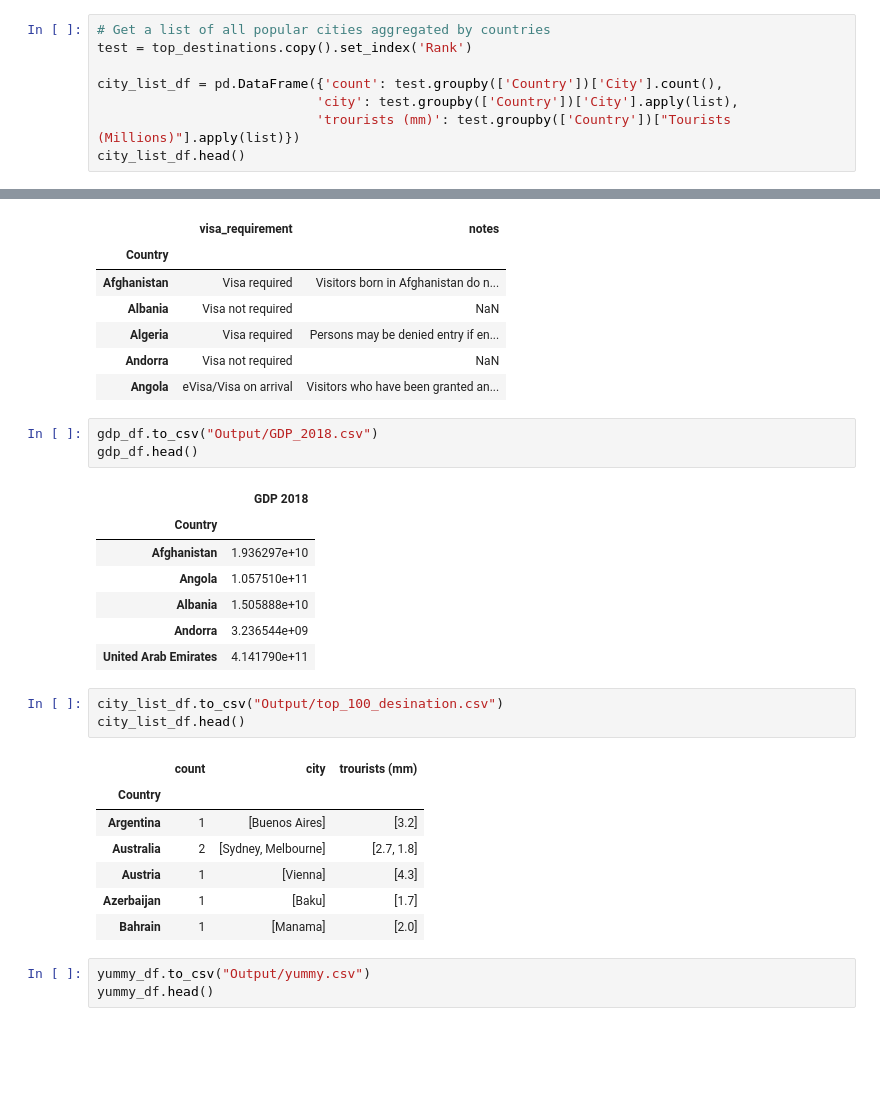
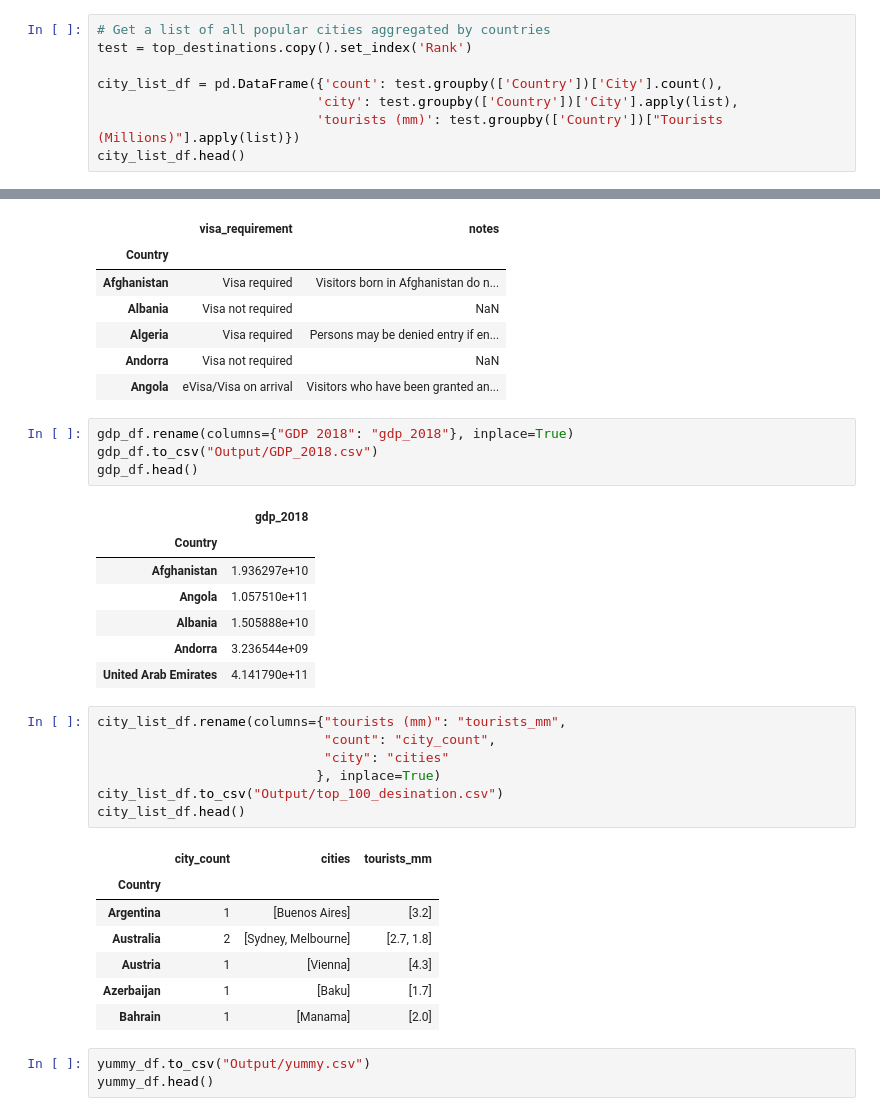
Before and after one commit to EstellaYu/ETL_Project, a Jupyter notebook: ETL Project - Row 2.ipynb, the cells around one changed output, grey strips where cells are left out. Drawn from its saved outputs; the diff is of its cells as text; blank space fills up the shorter version.

```diff
--- a/ETL Project - Row 2.ipynb
+++ b/ETL Project - Row 2.ipynb
@@ -176,6 +179,6 @@ test = top_destinations.copy().set_index('Rank')
 
 city_list_df = pd.DataFrame({'count': test.groupby(['Country'])['City'].count(),
                             'city': test.groupby(['Country'])['City'].apply(list),
-                            'trourists (mm)': test.groupby(['Country'])["Tourists (Millions)"].apply(list)})
+                            'tourists (mm)': test.groupby(['Country'])["Tourists (Millions)"].apply(list)})
 city_list_df.head()
 # %% [output]
@@ -546,10 +515,11 @@ visa_df.head()
 | Andorra | Visa not required | NaN |
 | Angola | eVisa/Visa on arrival | Visitors who have been granted an... |
 # %%
+gdp_df.rename(columns={"GDP 2018": "gdp_2018"}, inplace=True)
 gdp_df.to_csv("Output/GDP_2018.csv")
 gdp_df.head()
 # %% [output]
-|  | GDP 2018 |
+|  | gdp_2018 |
 | Country |  |
 | Afghanistan | 1.936297e+10 |
 | Angola | 1.057510e+11 |
@@ -557,10 +527,14 @@ gdp_df.head()
 | Andorra | 3.236544e+09 |
 | United Arab Emirates | 4.141790e+11 |
 # %%
+city_list_df.rename(columns={"tourists (mm)": "tourists_mm",
+                             "count": "city_count",
+                             "city": "cities"
+                            }, inplace=True)
 city_list_df.to_csv("Output/top_100_desination.csv")
 city_list_df.head()
 # %% [output]
-|  | count | city | trourists (mm) |
+|  | city_count | cities | tourists_mm |
 | Country |  |  |  |
 | Argentina | 1 | [Buenos Aires] | [3.2] |
 | Australia | 2 | [Sydney, Melbourne] | [2.7, 1.8] |
```
Also changed, not shown: parts of 39 cells of this notebook, 8 other files.
